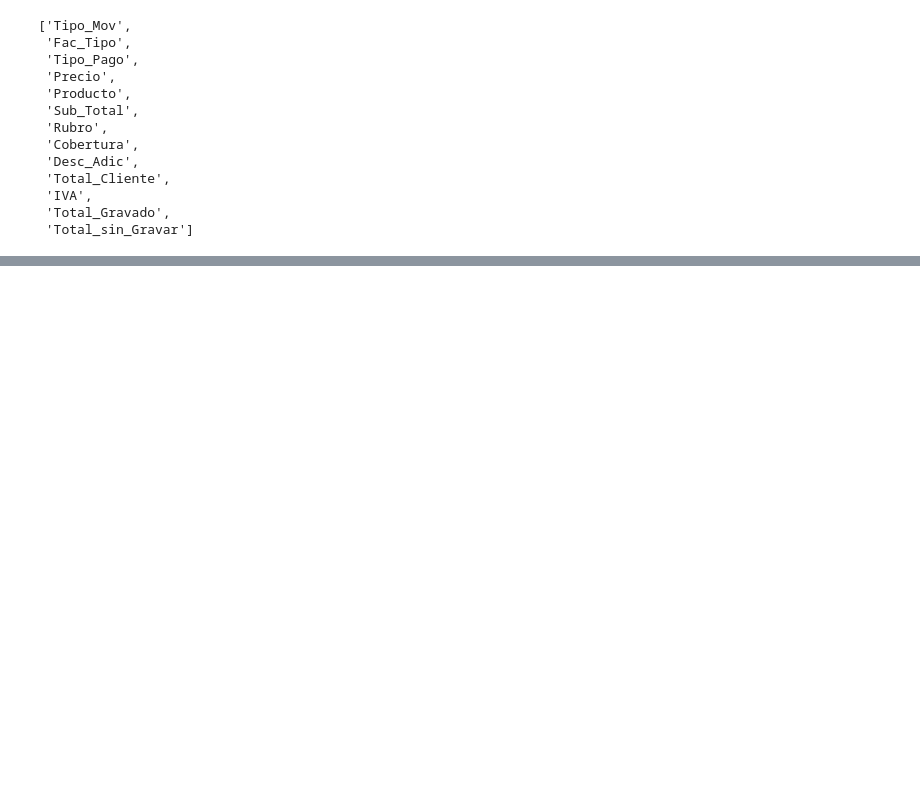
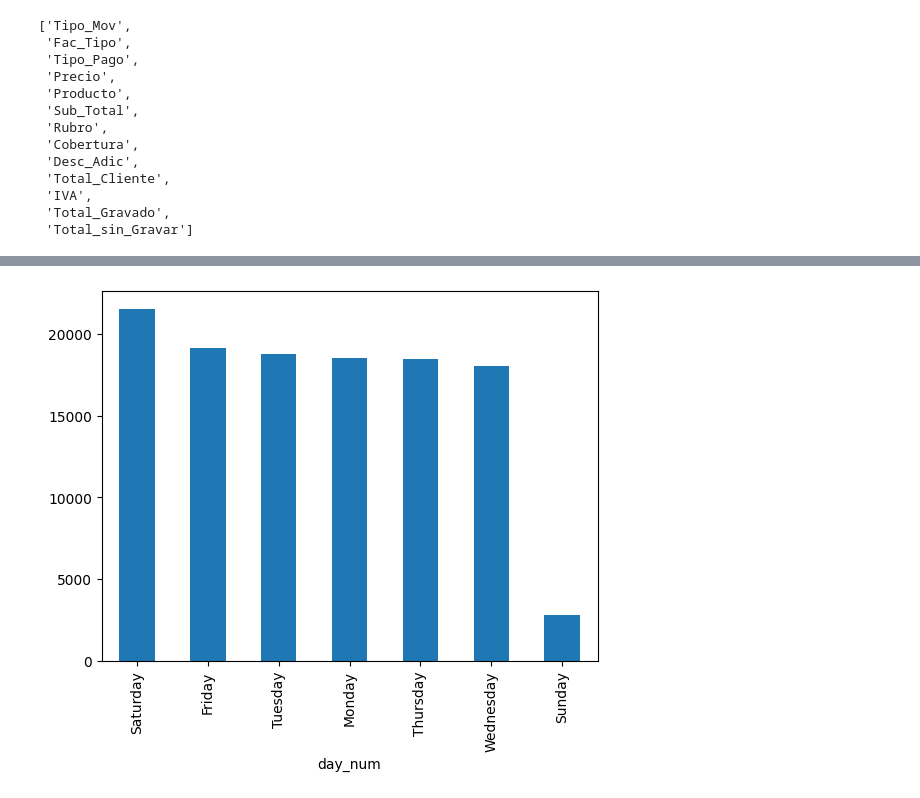
Before and after one commit to 4GeeksAcademy/sp-ml-20-final-project-g2, a Jupyter notebook: src/Final-project-Grupo2-InetaAnthonnyGuillermo.ipynb, the cells around one changed output, grey strips where cells are left out. Cells and saved outputs as stored; diff of their text form; code cells hidden in the pictures; blank space fills up the shorter version.

```diff
--- a/src/Final-project-Grupo2-InetaAnthonnyGuillermo.ipynb
+++ b/src/Final-project-Grupo2-InetaAnthonnyGuillermo.ipynb
@@ -471,0 +588,6 @@ for col in columns_to_numeric:
+# %%
+df_copy["day_num"] = df_copy["Fecha"].dt.day_name()
+df_copy["day_num"].value_counts().plot(kind="bar")
+plt.show()
+# %% [output]
+[figure, added]
```
Also changed, not shown: parts of 27 cells of this notebook, 5 other files.
